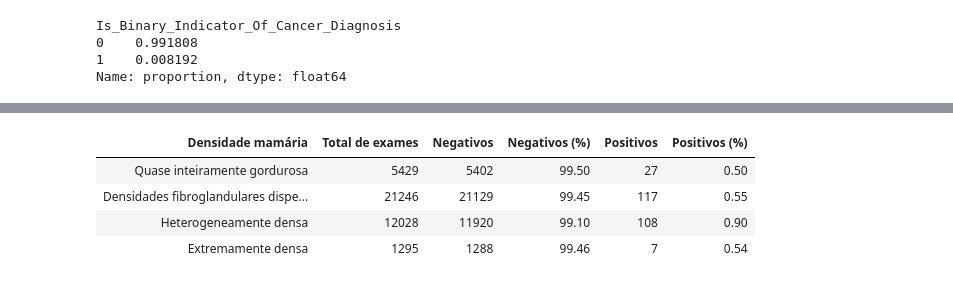
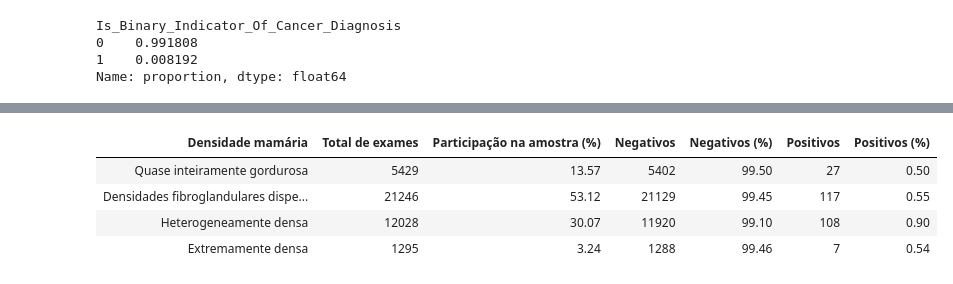
Before and after one commit to arthurMalveste/Breast-Cancer-Analysis-and-Classification, a Jupyter notebook: notebooks/analise.ipynb, the cells around one changed output, grey strips where cells are left out. Drawn from its saved outputs; the diff is of its cells as text; code cells hidden in the pictures.

```diff
--- a/notebooks/analise.ipynb
+++ b/notebooks/analise.ipynb
@@ -216,6 +381,7 @@ for faixa, exames in faixas.items():
     linhas.append({
         "Faixa etária": faixa,
         "Total de exames": total,
+        "Participação na amostra (%)": total / len(df) * 100,
         "Negativos": negativos,
         "Negativos (%)": negativos / total * 100,
         "Positivos": positivos,
@@ -231,0 +398,42 @@ resumo_idade_diagnostico
+# %%
+# Percentual de diagnósticos positivos por faixa etária
+from matplotlib.ticker import FuncFormatter
+
+fig, ax = plt.subplots(figsize=(10, 5))
+sns.barplot(
+    data=resumo_idade_diagnostico,
+    x="Faixa etária",
+    y="Positivos (%)",
+    order=resumo_idade_diagnostico["Faixa etária"].tolist(),
+    color="#4C78A8",
+    errorbar=None,
+    ax=ax,
+)
+
+rotulos_positivos_idade = []
+for percentual, positivos, total in zip(
+    resumo_idade_diagnostico["Positivos (%)"],
+    resumo_idade_diagnostico["Positivos"],
+    resumo_idade_diagnostico["Total de exames"],
+):
+    percentual_formatado = f"{percentual:.2f}".replace(".", ",")
+    positivos_formatados = f"{positivos:,}".replace(",", ".")
+    total_formatado = f"{total:,}".replace(",", ".")
+    rotulos_positivos_idade.append(
+        f"{percentual_formatado}% — {positivos_formatados}/{total_formatado}"
+    )
+
+ax.bar_label(ax.containers[0], labels=rotulos_positivos_idade, padding=6)
+ax.set_title("Diagnósticos positivos por faixa etária")
+ax.set_xlabel("Faixa etária")
+ax.set_ylabel("Diagnósticos positivos (%)")
+ax.set_ylim(0, resumo_idade_diagnostico["Positivos (%)"].max() * 1.25)
+# A tabela já contém percentuais: 0,61 representa 0,61%, não 61%.
+ax.yaxis.set_major_formatter(
+    FuncFormatter(lambda valor, posicao: f"{valor:.1f}%".replace(".", ","))
+)
+ax.set_axisbelow(True)
+ax.yaxis.grid(True, alpha=0.2)
+sns.despine(ax=ax)
+fig.tight_layout()
+plt.show()
@@ -234,35 +444,36 @@ resumo_idade_diagnostico
 alvo = "Is_Binary_Indicator_Of_Cancer_Diagnosis"
 coluna_densidade = "Patients_BI_RADS_Breast_Density"
 
 categorias_densidade = {
     1: "Quase inteiramente gordurosa",
     2: "Densidades fibroglandulares dispersas",
     3: "Heterogeneamente densa",
     4: "Extremamente densa",
 }
 
 linhas_densidade = []
 
 for codigo, categoria in categorias_densidade.items():
     exames = df.loc[df[coluna_densidade] == codigo]
     total = len(exames)
     negativos = (exames[alvo] == 0).sum()
     positivos = (exames[alvo] == 1).sum()
 
     linhas_densidade.append({
         "Densidade mamária": categoria,
         "Total de exames": total,
+        "Participação na amostra (%)": total / len(df) * 100,
         "Negativos": negativos,
         "Negativos (%)": negativos / total * 100,
         "Positivos": positivos,
         "Positivos (%)": positivos / total * 100,
     })
 
 resumo_densidade_diagnostico = pd.DataFrame(linhas_densidade).round(2)
 resumo_densidade_diagnostico
 # %% [output]
-| Densidade mamária | Total de exames | Negativos | Negativos (%) | Positivos | Positivos (%) |
-| Quase inteiramente gordurosa | 5429 | 5402 | 99.50 | 27 | 0.50 |
-| Densidades fibroglandulares dispe... | 21246 | 21129 | 99.45 | 117 | 0.55 |
-| Heterogeneamente densa | 12028 | 11920 | 99.10 | 108 | 0.90 |
-| Extremamente densa | 1295 | 1288 | 99.46 | 7 | 0.54 |
+| Densidade mamária | Total de exames | Participação na amostra (%) | Negativos | Negativos (%) | Positivos | Positivos (%) |
+| Quase inteiramente gordurosa | 5429 | 13.57 | 5402 | 99.50 | 27 | 0.50 |
+| Densidades fibroglandulares dispe... | 21246 | 53.12 | 21129 | 99.45 | 117 | 0.55 |
+| Heterogeneamente densa | 12028 | 30.07 | 11920 | 99.10 | 108 | 0.90 |
+| Extremamente densa | 1295 | 3.24 | 1288 | 99.46 | 7 | 0.54 |
```
Also changed, not shown: parts of 14 cells of this notebook.
